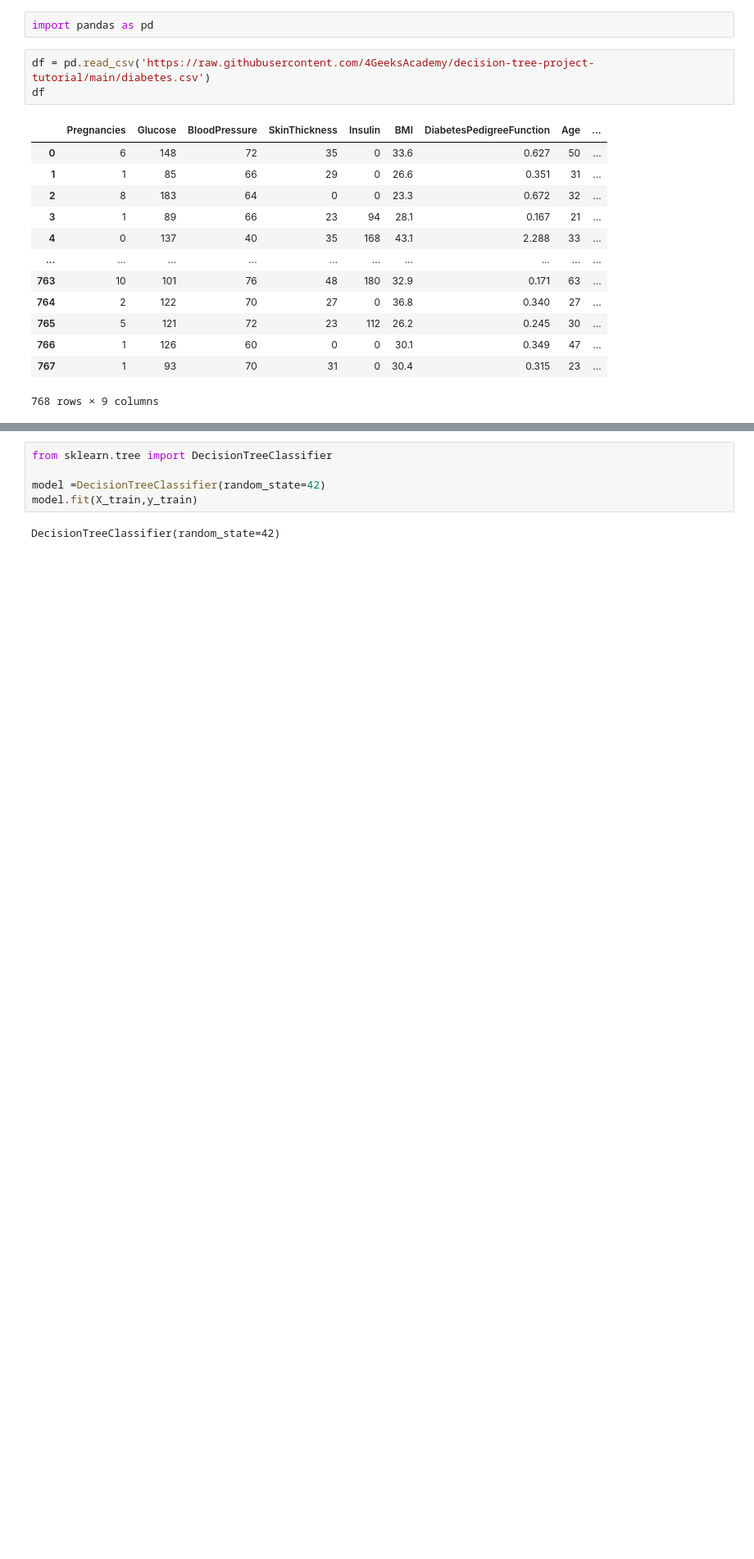
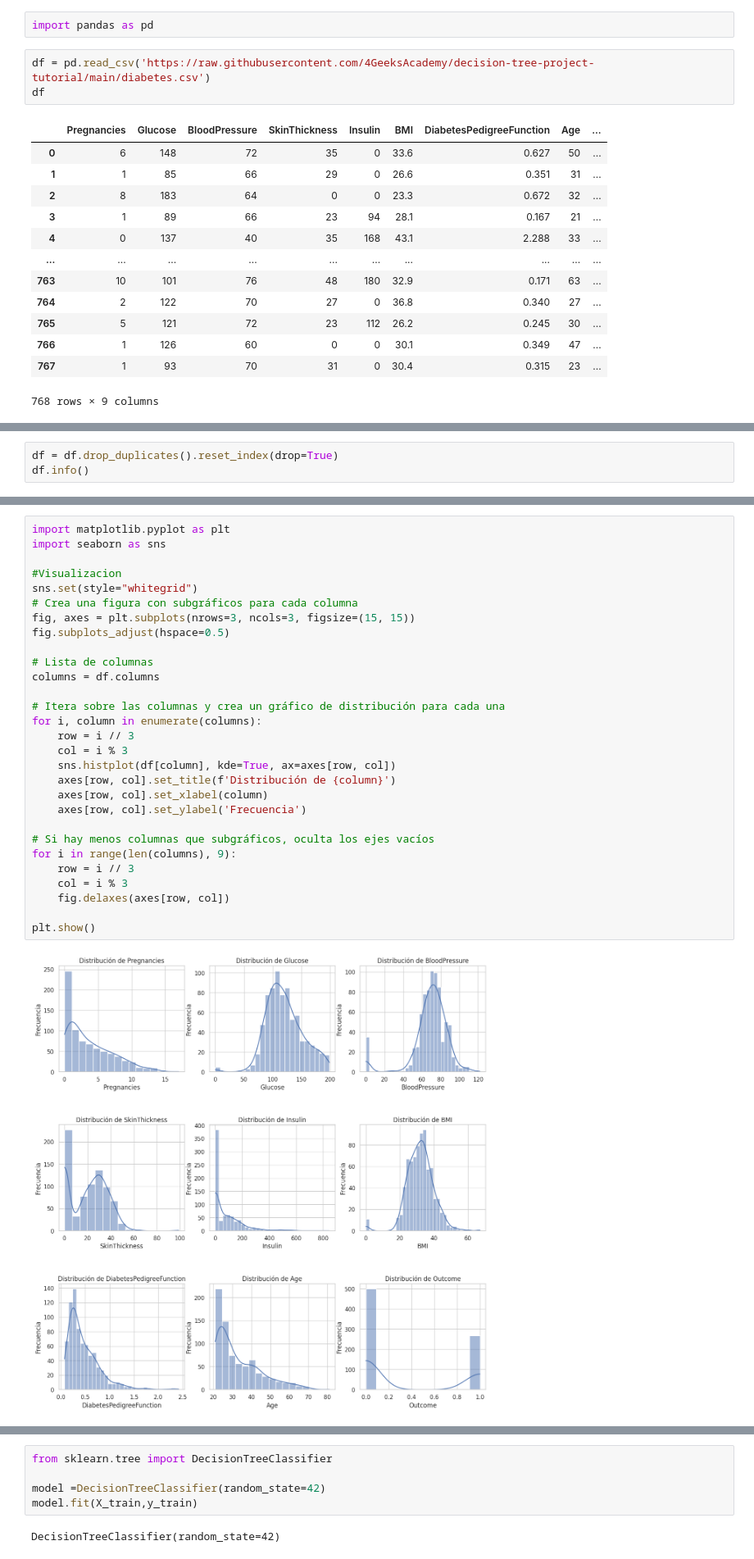
Before and after one commit to aalvarezq/arboldesicion, a Jupyter notebook: src/explore.ipynb, the cells around one changed output, grey strips where cells are left out. Shown at 82% size. Saved outputs shown, nothing was run; the diff lists cells and outputs as text; blank space fills up the shorter version.

```diff
--- a/src/explore.ipynb
+++ b/src/explore.ipynb
@@ -23,0 +22,3 @@ df
+# %%
+df = df.drop_duplicates().reset_index(drop=True)
+df.info()
@@ -23,0 +42,31 @@ df
+# %%
+import matplotlib.pyplot as plt
+import seaborn as sns
+
+#Visualizacion
+sns.set(style="whitegrid")
+# Crea una figura con subgráficos para cada columna
+fig, axes = plt.subplots(nrows=3, ncols=3, figsize=(15, 15))
+fig.subplots_adjust(hspace=0.5)
+
+# Lista de columnas
+columns = df.columns
+
+# Itera sobre las columnas y crea un gráfico de distribución para cada una
+for i, column in enumerate(columns):
+    row = i // 3
+    col = i % 3
+    sns.histplot(df[column], kde=True, ax=axes[row, col])
+    axes[row, col].set_title(f'Distribución de {column}')
+    axes[row, col].set_xlabel(column)
+    axes[row, col].set_ylabel('Frecuencia')
+
+# Si hay menos columnas que subgráficos, oculta los ejes vacíos
+for i in range(len(columns), 9):
+    row = i // 3
+    col = i % 3
+    fig.delaxes(axes[row, col])
+
+plt.show()
+# %% [output]
+[figure, added]
```
Also changed, not shown: parts of 40 cells of this notebook, 1 other file.
